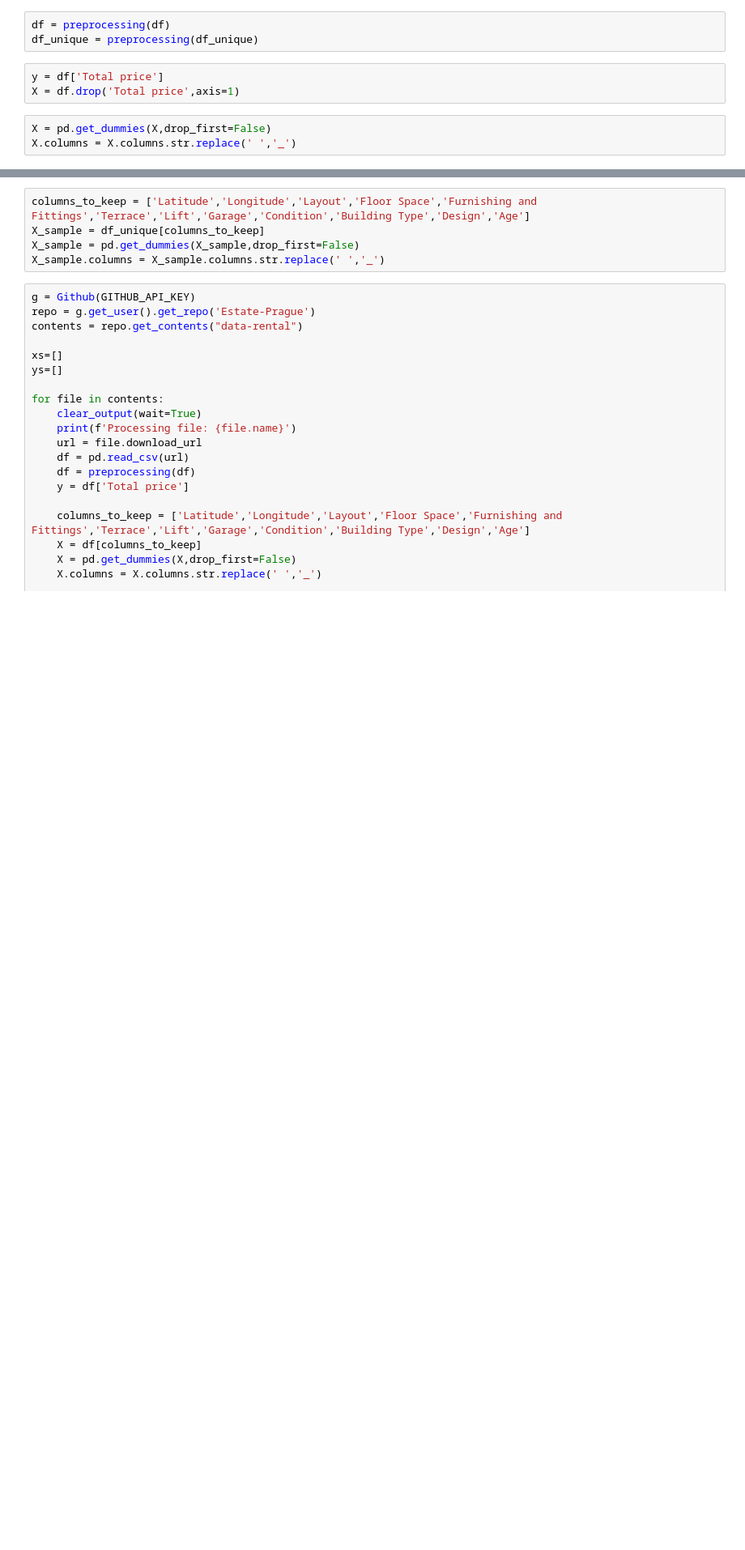
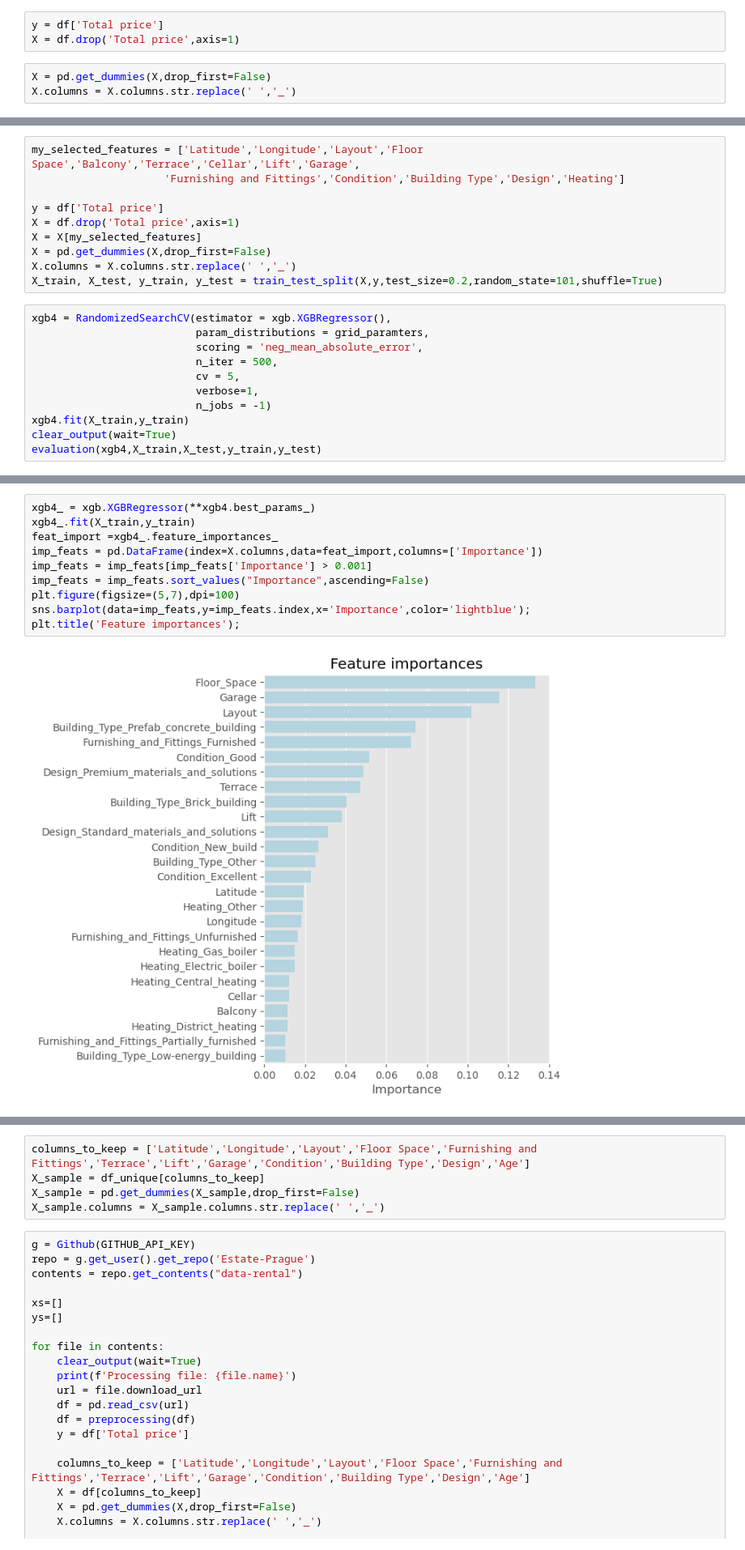
Before and after one commit to tomasz-bialy/Estate-Prague, a Jupyter notebook: Estate_Prague.ipynb, the cells around one changed output, grey strips where cells are left out. Shown at 81% size. Saved outputs shown, nothing was run; the diff lists cells and outputs as text; blank space fills up the shorter version.

```diff
--- a/Estate_Prague.ipynb
+++ b/Estate_Prague.ipynb
@@ -206,6 +203,3 @@ def preprocessing(df):
-# %%
-df = preprocessing(df)
-df_unique = preprocessing(df_unique)
 # %%
 y = df['Total price']
 X = df.drop('Total price',axis=1)
@@ -449,0 +303,21 @@ plt.title('Feature importances');
+# %%
+my_selected_features = ['Latitude','Longitude','Layout','Floor Space','Balcony','Terrace','Cellar','Lift','Garage',
+                     'Furnishing and Fittings','Condition','Building Type','Design','Heating']
+
+y = df['Total price']
+X = df.drop('Total price',axis=1)
+X = X[my_selected_features]
+X = pd.get_dummies(X,drop_first=False)
+X.columns = X.columns.str.replace(' ','_')
+X_train, X_test, y_train, y_test = train_test_split(X,y,test_size=0.2,random_state=101,shuffle=True)
+# %%
+xgb4 = RandomizedSearchCV(estimator = xgb.XGBRegressor(),
+                          param_distributions = grid_paramters,
+                          scoring = 'neg_mean_absolute_error',
+                          n_iter = 500,
+                          cv = 5,
+                          verbose=1,
+                          n_jobs = -1)
+xgb4.fit(X_train,y_train)
+clear_output(wait=True)
+evaluation(xgb4,X_train,X_test,y_train,y_test)
@@ -449,0 +327,12 @@ plt.title('Feature importances');
+# %%
+xgb4_ = xgb.XGBRegressor(**xgb4.best_params_)
+xgb4_.fit(X_train,y_train)
+feat_import =xgb4_.feature_importances_
+imp_feats = pd.DataFrame(index=X.columns,data=feat_import,columns=['Importance'])
+imp_feats = imp_feats[imp_feats['Importance'] > 0.001]
+imp_feats = imp_feats.sort_values("Importance",ascending=False)
+plt.figure(figsize=(5,7),dpi=100)
+sns.barplot(data=imp_feats,y=imp_feats.index,x='Importance',color='lightblue');
+plt.title('Feature importances');
+# %% [output]
+[figure, added]
```
Also changed, not shown: parts of 60 cells of this notebook.
